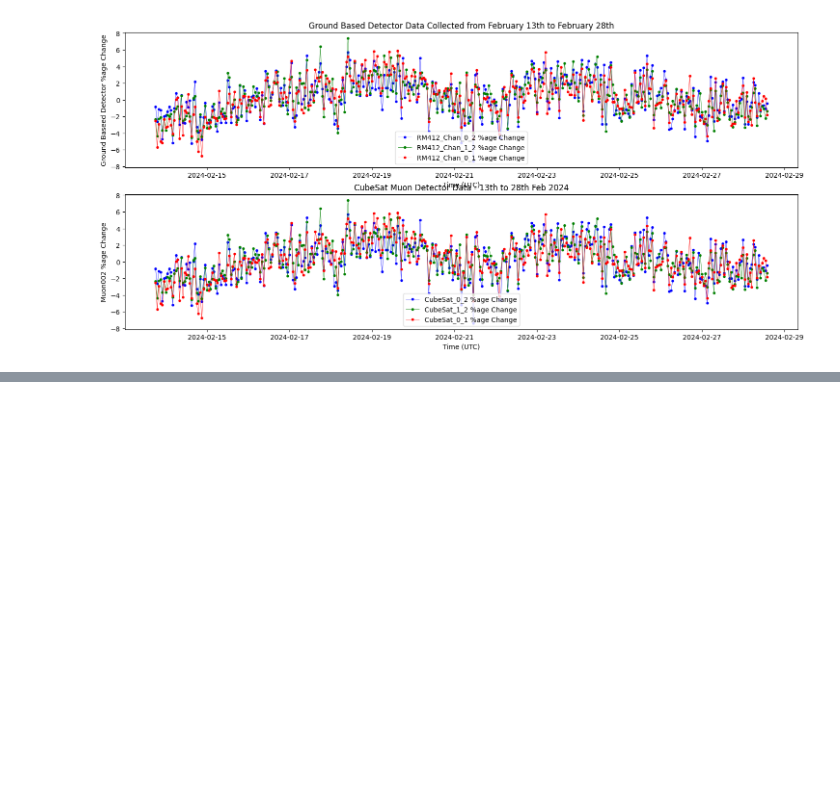
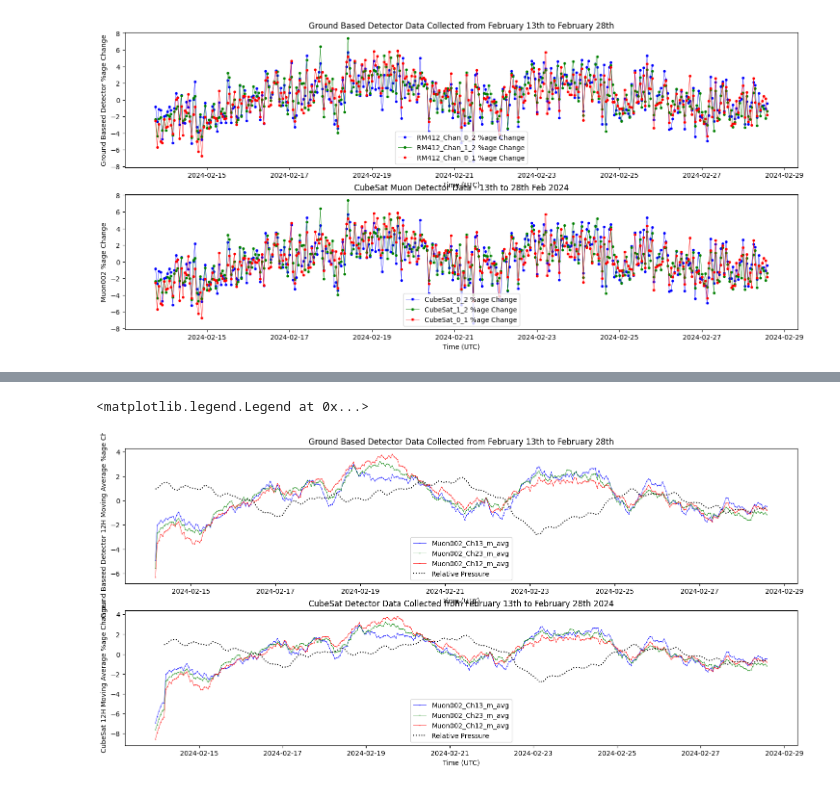
Before and after one commit to vpadgett1/cubesat_test_data, a Jupyter notebook: consistency_2024/Feb_2024_with_ground.ipynb, the cells around one changed output, grey strips where cells are left out. Saved outputs shown, nothing was run; the diff lists cells and outputs as text; code cells hidden in the pictures; blank space fills up the shorter version.

```diff
--- a/consistency_2024/Feb_2024_with_ground.ipynb
+++ b/consistency_2024/Feb_2024_with_ground.ipynb
@@ -586,0 +646,41 @@ ax6.legend(loc='lower center')
+# %%
+#drop the first 5 lines of data
+df_combined3 = df_combined3.iloc[5:]
+df_ground_updated = df_ground_updated.iloc[5:]
+df_cubesat_updated = df_cubesat_updated.iloc[5:]
+# %%
+plt.rcParams["axes.grid"] = False
+fig, (ax5, ax6) = plt.subplots(2,figsize=(18, 8))
+
+#ax5.plot(df_ground_updated["Chan_0_2_pct"], marker='o', markersize=3, linestyle='-', linewidth=0.5, color='blue', label='RM412_Chan_0_2 %age Change')
+ax5.plot(df_ground_updated["Chan_0_2_m_avg"], marker='.', markersize=1, linestyle='-', linewidth=0.5, color='blue', label='Muon002_Ch13_m_avg')
+#ax5.plot(df_ground_updated["Chan_1_2_pct"], marker='o', markersize=3, linestyle='-', linewidth=0.5, color='green', label='RM412_Chan_1_2 %age Change')
+ax5.plot(df_ground_updated["Chan_1_2_m_avg"], marker='.', markersize=1, linestyle='-', linewidth=0.5, color='green', label='Muon002_Ch23_m_avg')
+#ax5.plot(df_ground_updated["Chan_0_1_pct"], marker='o', markersize=3, linestyle='-', linewidth=0.5, color='red', label='RM412_Chan_0_1 %age Change')
+ax5.plot(df_ground_updated["Chan_0_1_m_avg"], marker='.', markersize=1, linestyle='-', linewidth=0.5, color='red', label='Muon002_Ch12_m_avg')
+
+#add pressure from the weather data
+ax5.plot(df_combined3.index, df_combined3['Relative_Pressure_pct'], color='black',linestyle='dotted', label='Relative Pressure')
+
+ax5.set_ylabel('Ground Baseed Detector 12H Moving Average %age Change')
+ax5.set_xlabel('Time (UTC)')
+ax5.set_title('Ground Based Detector Data Collected from February 13th to February 28th')
+ax5.legend(loc='lower center')
+
+#ax6.plot(df_cubesat_updated["Chan_0_2_pct"], marker='o', markersize=3, linestyle='-', linewidth=0.5, color='blue', label='CubeSat_0_2 %age Change')
+ax6.plot(df_cubesat_updated["Chan_0_2_m_avg"], marker='.', markersize=1, linestyle='-', linewidth=0.5, color='blue', label='Muon002_Ch13_m_avg')
+#ax6.plot(df_cubesat_updated["Chan_1_2_pct"], marker='o', markersize=3, linestyle='-', linewidth=0.5, color='green', label='CubeSat_1_2 %age Change')
+ax6.plot(df_cubesat_updated["Chan_1_2_m_avg"], marker='.', markersize=1, linestyle='-', linewidth=0.5, color='green', label='Muon002_Ch23_m_avg')
+#ax6.plot(df_cubesat_updated["Chan_0_1_pct"], marker='o', markersize=3, linestyle='-', linewidth=0.5, color='red', label='CubeSat_0_1 %age Change')
+ax6.plot(df_cubesat_updated["Chan_0_1_m_avg"], marker='.', markersize=1, linestyle='-', linewidth=0.5, color='red', label='Muon002_Ch12_m_avg')
+
+#add pressure from the weather data
+ax6.plot(df_combined3.index, df_combined3['Relative_Pressure_pct'], color='black',linestyle='dotted', label='Relative Pressure')
+
+ax6.set_ylabel('CubeSat 12H Moving Average %age Change')
+ax6.set_xlabel('Time (UTC)')
+ax6.set_title('CubeSat Detector Data Collected from February 13th to February 28th 2024')
+ax6.legend(loc='lower center')
+# %% [output]
+<matplotlib.legend.Legend at 0x...>
+[figure, added]
```
Also changed, not shown: parts of 5 cells of this notebook.
